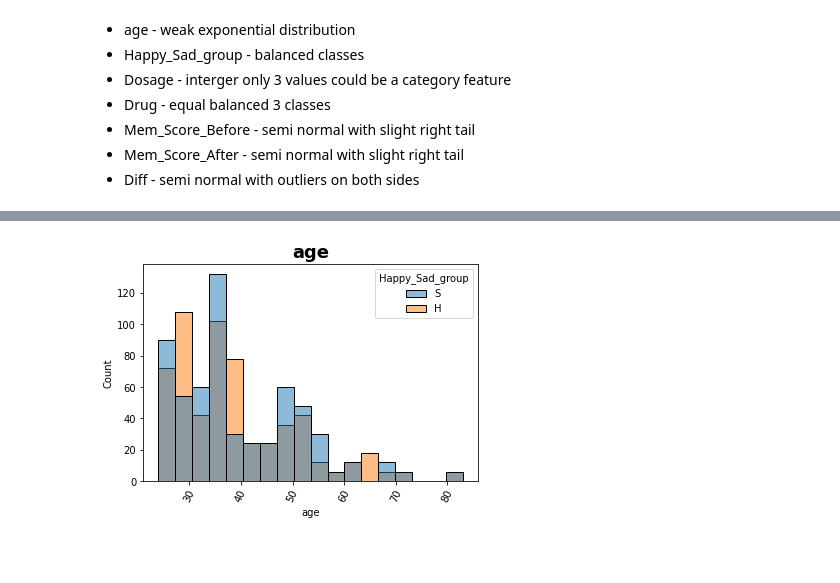
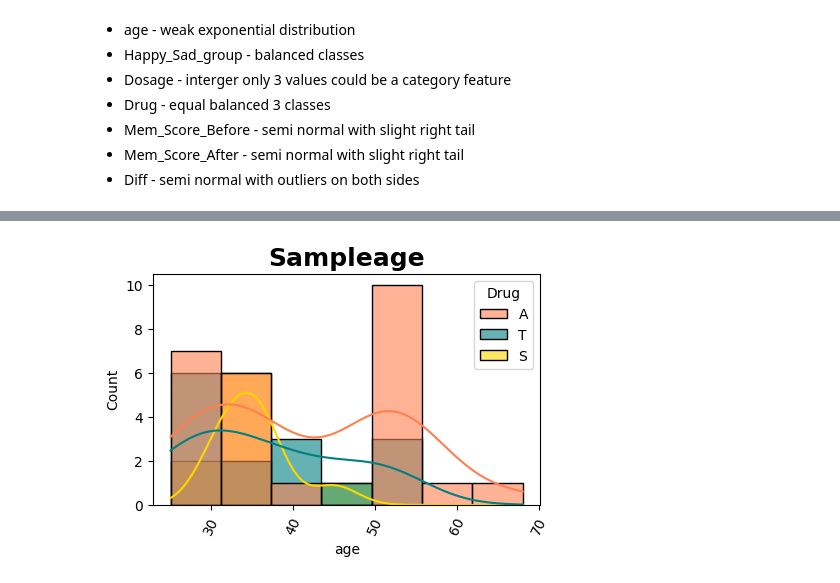
Before and after one commit to brandynewanek/guided_projects, a Jupyter notebook: Guided_Project_Data_Analyst_Drugged_Islanders_solutions.ipynb, the cells around one changed output, grey strips where cells are left out. Saved outputs shown, nothing was run; the diff lists cells and outputs as text; code cells hidden in the pictures; blank space fills up the shorter version.

```diff
--- a/Guided_Project_Data_Analyst_Drugged_Islanders_solutions.ipynb
+++ b/Guided_Project_Data_Analyst_Drugged_Islanders_solutions.ipynb
@@ -100,0 +211,14 @@ memory usage: 92.9+ KB
+# %%
+for feat in df_smpl.columns: # feat for feature
+  plt.figure(figsize=(5,3)) #width, height
+
+  if df_smpl[feat].dtype == 'object': # if datatype is object
+    sns.countplot(data=df_smpl, x=feat, color=palette[0])
+
+  else: # if is anything but object
+    sns.histplot(data=df_smpl, x=feat, color=palette[1])
+
+  # formating either type of plot
+  plt.title('Sample '+ feat, fontsize=18, fontweight='bold')
+  plt.xticks(rotation=65)
+  plt.show()
@@ -134,0 +321,17 @@ for feat in df.columns:
+# %%
+for feat in df_pplt.columns:
+  plt.figure(figsize=(5,3))
+
+  if df_pplt[feat].dtype == 'object':
+    sns.countplot(data=df_pplt, x=feat, palette=palette, hue='Happy_Sad_group')
+
+  else:
+    sns.histplot(data=df_pplt, x=feat,  hue='Happy_Sad_group', palette=palette)
+    plt.axvline(df_pplt[df_pplt['Happy_Sad_group']=='S'][feat].mean(),
+                color=palette[0], lw=3)
+    plt.axvline(df_pplt[df_pplt['Happy_Sad_group']=='H'][feat].mean(),
+                color=palette[1], lw=3)
+
+  plt.title('Pop. ' + feat, fontsize=18, fontweight='bold')
+  plt.xticks(rotation=65)
+  plt.show()
@@ -135,10 +380,14 @@ for feat in df.columns:
 # %%
-for feat in df.columns:
-  if df[feat].dtype == 'object':
-    sns.countplot(data=df, x=feat, palette=palette, hue='Happy_Sad_group')
+for feat in df_smpl.columns:
+  plt.figure(figsize=(5,3))
+
+  if df_smpl[feat].dtype == 'object':
+    sns.countplot(data=df_smpl, x=feat, palette=palette, hue='Drug')
   else:
-    sns.histplot(data=df, x=feat,  hue='Happy_Sad_group')
-  plt.title(feat, fontsize=18, fontweight='bold')
+    sns.histplot(data=df_smpl, x=feat,  hue='Drug', kde=True, alpha=.6, palette=palette,
+                 hue_order=['A', 'T', 'S'])
+
+  plt.title('Sample' + feat, fontsize=18, fontweight='bold')
   plt.xticks(rotation=65)
   plt.show()
 # %% [output]
@@ -148 +397 @@ for feat in df.columns:
-[figure, old version]
+[figure, new version]
```
Also changed, not shown: parts of 75 cells of this notebook, 1 other file.
